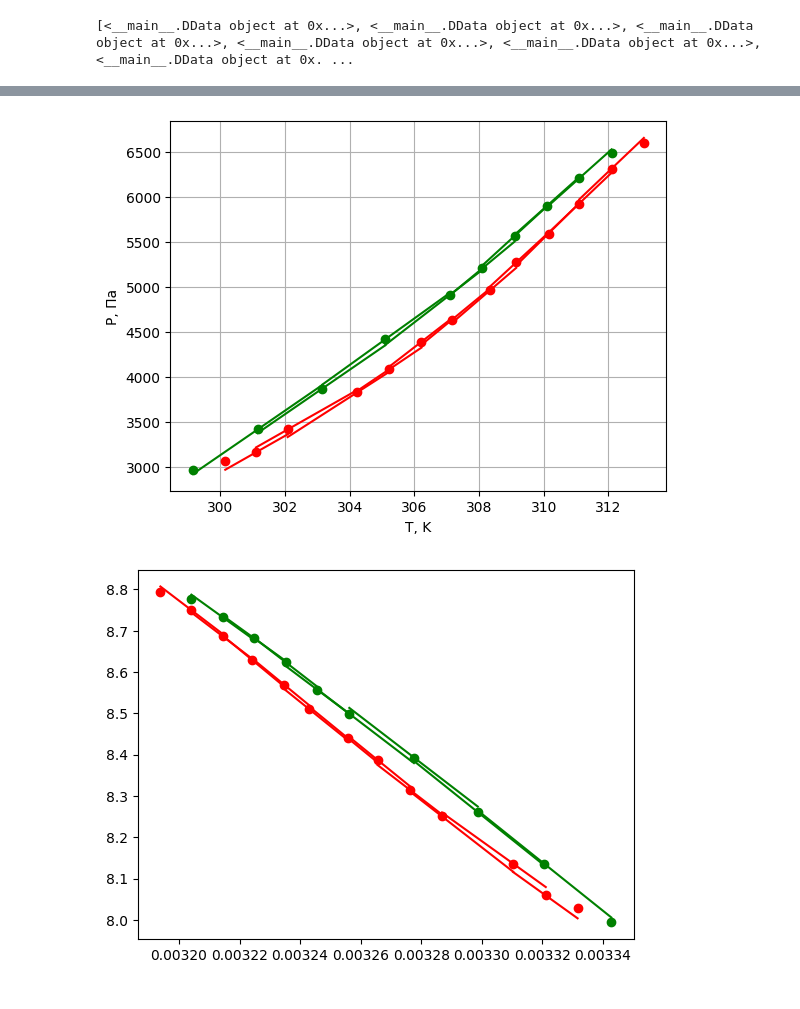
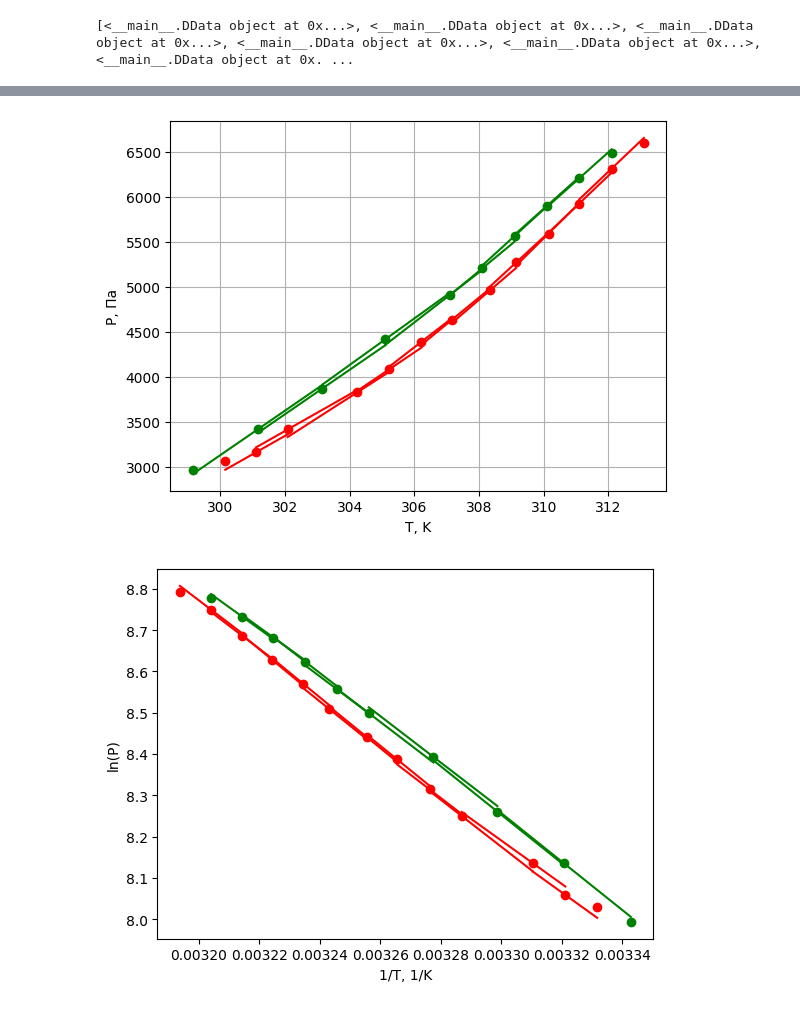
Before and after one commit to RedBrean/term2, a Jupyter notebook: labs/241/241.ipynb, the cells around one changed output, grey strips where cells are left out. Cells and saved outputs as stored; diff of their text form; code cells hidden in the pictures.

```diff
--- a/labs/241/241.ipynb
+++ b/labs/241/241.ipynb
@@ -367,17 +367,24 @@ plt.ylabel("P, Па")
 dets1 = calc_func(d_up["T"], d_up["P"], "r", "r")
 dets2 = calc_func(d_down["T"], d_down["P"], "g", "g")
 data["k1"] = pd.Series(dets1+dets2)
+plt.savefig("graph1.png", dpi=300)
 plt.figure()
+plt.xlabel("1/T, 1/K")
+plt.ylabel("ln(P)")
 dets1 = calc_func(1/d_up["T"], np.log(d_up["P"]), "r", "r")
 dets2 = calc_func(1/d_down["T"], np.log(d_down["P"]), "g", "g")
+plt.savefig("graph2.png", dpi=300)
 print(dets1)
 data["k2"] = pd.Series(dets1+dets2)
-data["L1"] = 8.31*data["T"]**2/data["P"]*data["k1"]
-data["L2"] = -8.31*data["k2"]
+data["L1"] = 8.31*data["T"]**2/data["P"]*data["k1"]/0.018
+#data["L1"] = data["L1"].apply(lambda x: DData(x, epsilon=(x.epsilon**2 + 0.04**2)**0.5))
+data["L2"] = -8.31*data["k2"]/0.018
+#data["L2"] = data["L2"].apply(lambda x: DData(x, epsilon=(x.epsilon**2 + 0.04**2)**0.5))
 DData.changeEInSerias(data["P"],3)
 DData.changeEInSerias(data["k2"],3)
-DData.changeEInSerias(data["L1"],3)
-DData.changeEInSerias(data["L2"],3)
+DData.changeEInSerias(data["L1"],6)
+DData.changeEInSerias(data["L2"],6)
+
 
 data
 # %% [output]
@@ -402,2 +409,2 @@ data
 [figure]
-[figure, old version]
+[figure, new version]
```
Also changed, not shown: parts of 6 cells of this notebook, 5 other files.
